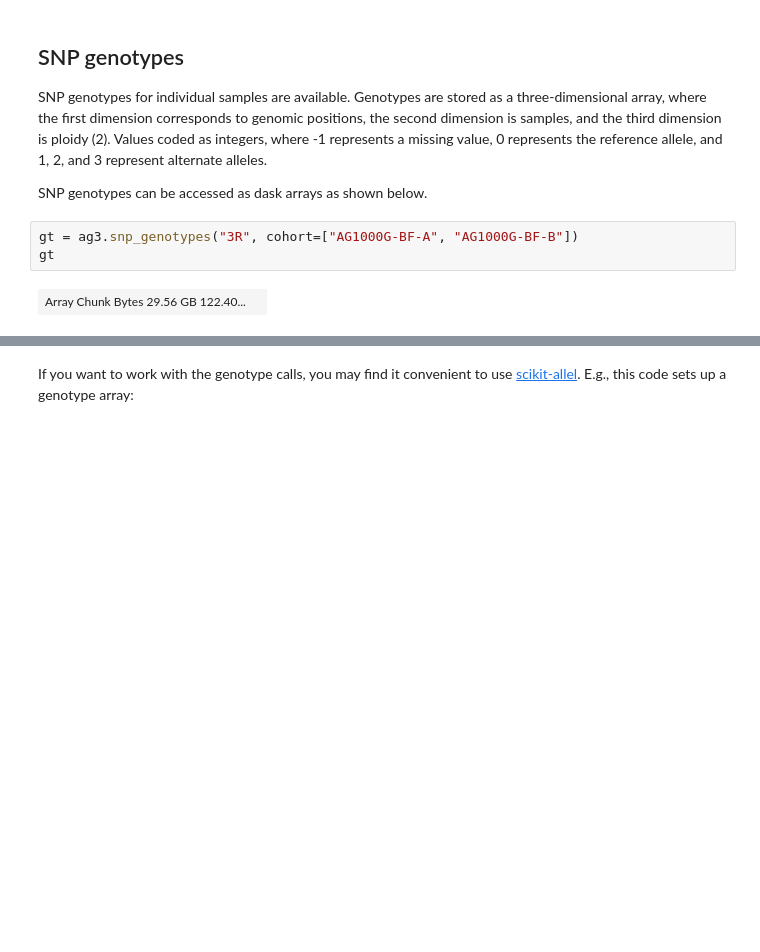
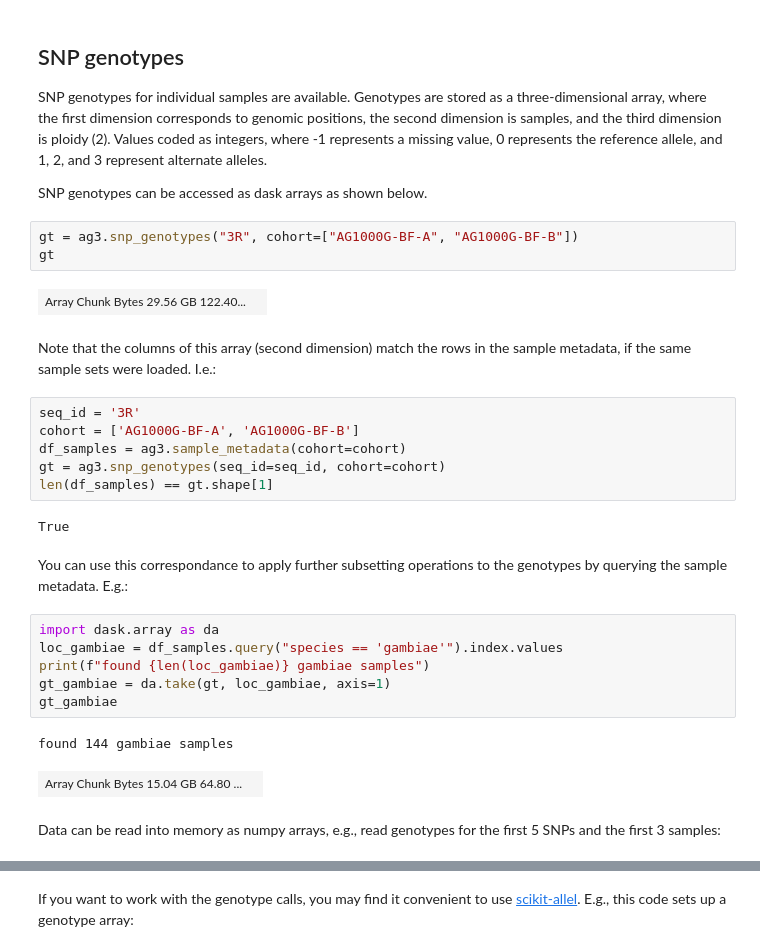
Before and after one commit to malariagen/vector-data, a Jupyter notebook: docs/ag3-snp-cloud-guide.ipynb, the cells around one changed output, grey strips where cells are left out. Saved outputs shown, nothing was run; the diff lists cells and outputs as text; blank space fills up the shorter version.

```diff
--- a/docs/ag3-snp-cloud-guide.ipynb
+++ b/docs/ag3-snp-cloud-guide.ipynb
@@ -209,3 +203,26 @@ gt = ag3.snp_genotypes("3R", cohort=["AG1000G-BF-A", "AG1000G-BF-B"])
 gt
 # %% [output]
 | Array Chunk Bytes 29.56 GB 122.40... |  |
+# %% [markdown]
+Note that the columns of this array (second dimension) match the rows in the sample metadata, if the same sample sets were loaded. I.e.:
+# %%
+seq_id = '3R'
+cohort = ['AG1000G-BF-A', 'AG1000G-BF-B']
+df_samples = ag3.sample_metadata(cohort=cohort)
+gt = ag3.snp_genotypes(seq_id=seq_id, cohort=cohort)
+len(df_samples) == gt.shape[1]
+# %% [output]
+True
+# %% [markdown]
+You can use this correspondance to apply further subsetting operations to the genotypes by querying the sample metadata. E.g.:
+# %%
+import dask.array as da
+loc_gambiae = df_samples.query("species == 'gambiae'").index.values
+print(f"found {len(loc_gambiae)} gambiae samples")
+gt_gambiae = da.take(gt, loc_gambiae, axis=1)
+gt_gambiae
+# %% [output]
+found 144 gambiae samples
+| Array Chunk Bytes 15.04 GB 64.80 ... |  |
+# %% [markdown]
+Data can be read into memory as numpy arrays, e.g., read genotypes for the first 5 SNPs and the first 3 samples:
```
Also changed, not shown: parts of 8 cells of this notebook.
